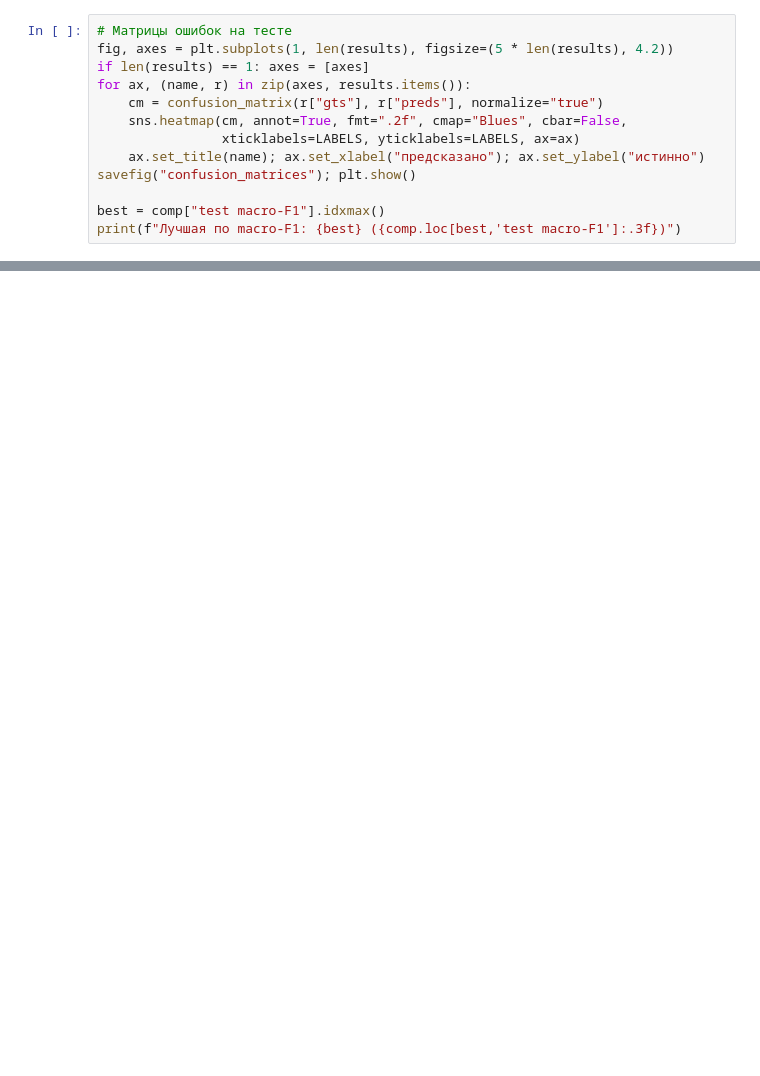
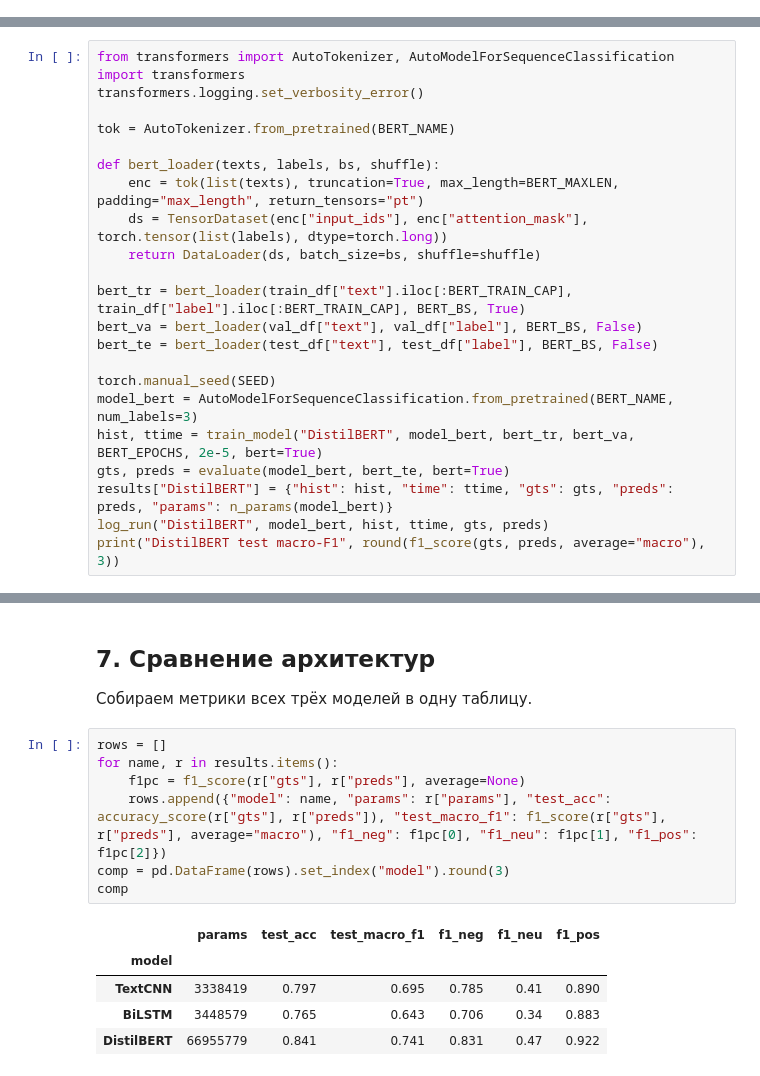
Before and after one commit to bluesteelll/gp5, a Jupyter notebook: notebooks/05_task2_text_models.ipynb, the cells around one changed output, grey strips where cells are left out. Saved outputs shown, nothing was run; the diff lists cells and outputs as text; blank space fills up the shorter version.

```diff
--- a/notebooks/05_task2_text_models.ipynb
+++ b/notebooks/05_task2_text_models.ipynb
@@ -386,13 +0,0 @@ savefig("val_f1_curves"); plt.show()
-# %%
-# Матрицы ошибок на тесте
-fig, axes = plt.subplots(1, len(results), figsize=(5 * len(results), 4.2))
-if len(results) == 1: axes = [axes]
-for ax, (name, r) in zip(axes, results.items()):
-    cm = confusion_matrix(r["gts"], r["preds"], normalize="true")
-    sns.heatmap(cm, annot=True, fmt=".2f", cmap="Blues", cbar=False,
-                xticklabels=LABELS, yticklabels=LABELS, ax=ax)
-    ax.set_title(name); ax.set_xlabel("предсказано"); ax.set_ylabel("истинно")
-savefig("confusion_matrices"); plt.show()
-
-best = comp["test macro-F1"].idxmax()
-print(f"Лучшая по macro-F1: {best} ({comp.loc[best,'test macro-F1']:.3f})")
@@ -425,0 +294,23 @@ print(f"Лучшая по macro-F1: {best} ({comp.loc[best,'test macro-F1']:.3f}
+# %%
+from transformers import AutoTokenizer, AutoModelForSequenceClassification
+import transformers
+transformers.logging.set_verbosity_error()
+
+tok = AutoTokenizer.from_pretrained(BERT_NAME)
+
+def bert_loader(texts, labels, bs, shuffle):
+    enc = tok(list(texts), truncation=True, max_length=BERT_MAXLEN, padding="max_length", return_tensors="pt")
+    ds = TensorDataset(enc["input_ids"], enc["attention_mask"], torch.tensor(list(labels), dtype=torch.long))
+    return DataLoader(ds, batch_size=bs, shuffle=shuffle)
+
+bert_tr = bert_loader(train_df["text"].iloc[:BERT_TRAIN_CAP], train_df["label"].iloc[:BERT_TRAIN_CAP], BERT_BS, True)
+bert_va = bert_loader(val_df["text"], val_df["label"], BERT_BS, False)
+bert_te = bert_loader(test_df["text"], test_df["label"], BERT_BS, False)
+
+torch.manual_seed(SEED)
+model_bert = AutoModelForSequenceClassification.from_pretrained(BERT_NAME, num_labels=3)
+hist, ttime = train_model("DistilBERT", model_bert, bert_tr, bert_va, BERT_EPOCHS, 2e-5, bert=True)
+gts, preds = evaluate(model_bert, bert_te, bert=True)
+results["DistilBERT"] = {"hist": hist, "time": ttime, "gts": gts, "preds": preds, "params": n_params(model_bert)}
+log_run("DistilBERT", model_bert, hist, ttime, gts, preds)
+print("DistilBERT test macro-F1", round(f1_score(gts, preds, average="macro"), 3))
@@ -425,0 +322,17 @@ print(f"Лучшая по macro-F1: {best} ({comp.loc[best,'test macro-F1']:.3f}
+# %% [markdown]
+## 7. Сравнение архитектур
+
+Собираем метрики всех трёх моделей в одну таблицу.
+# %%
+rows = []
+for name, r in results.items():
+    f1pc = f1_score(r["gts"], r["preds"], average=None)
+    rows.append({"model": name, "params": r["params"], "test_acc": accuracy_score(r["gts"], r["preds"]), "test_macro_f1": f1_score(r["gts"], r["preds"], average="macro"), "f1_neg": f1pc[0], "f1_neu": f1pc[1], "f1_pos": f1pc[2]})
+comp = pd.DataFrame(rows).set_index("model").round(3)
+comp
+# %% [output]
+|  | params | test_acc | test_macro_f1 | f1_neg | f1_neu | f1_pos |
+| model |  |  |  |  |  |  |
+| TextCNN | 3338419 | 0.797 | 0.695 | 0.785 | 0.41 | 0.890 |
+| BiLSTM | 3448579 | 0.765 | 0.643 | 0.706 | 0.34 | 0.883 |
+| DistilBERT | 66955779 | 0.841 | 0.741 | 0.831 | 0.47 | 0.922 |
```
Also changed, not shown: parts of 41 cells of this notebook, 10 other files.
